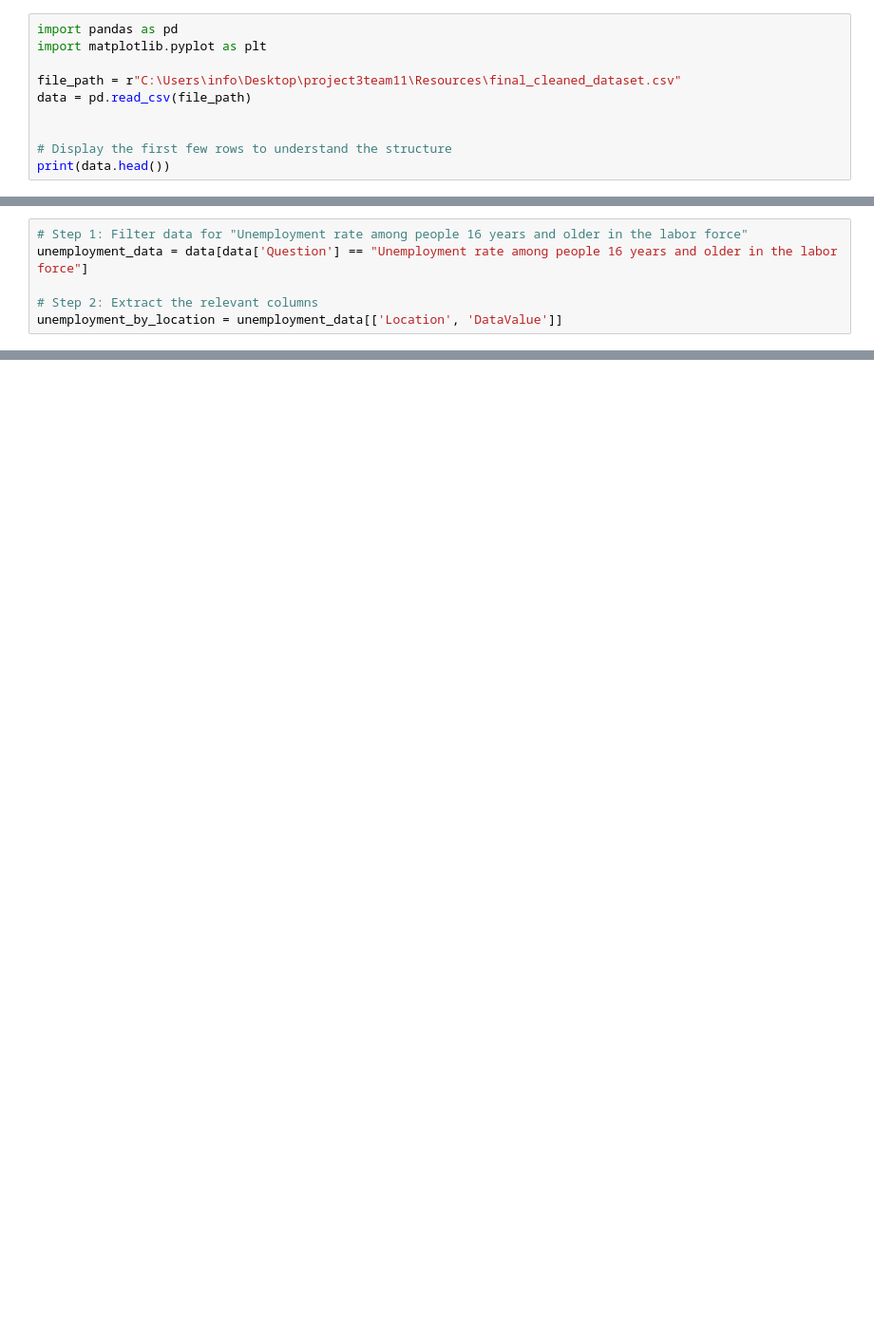
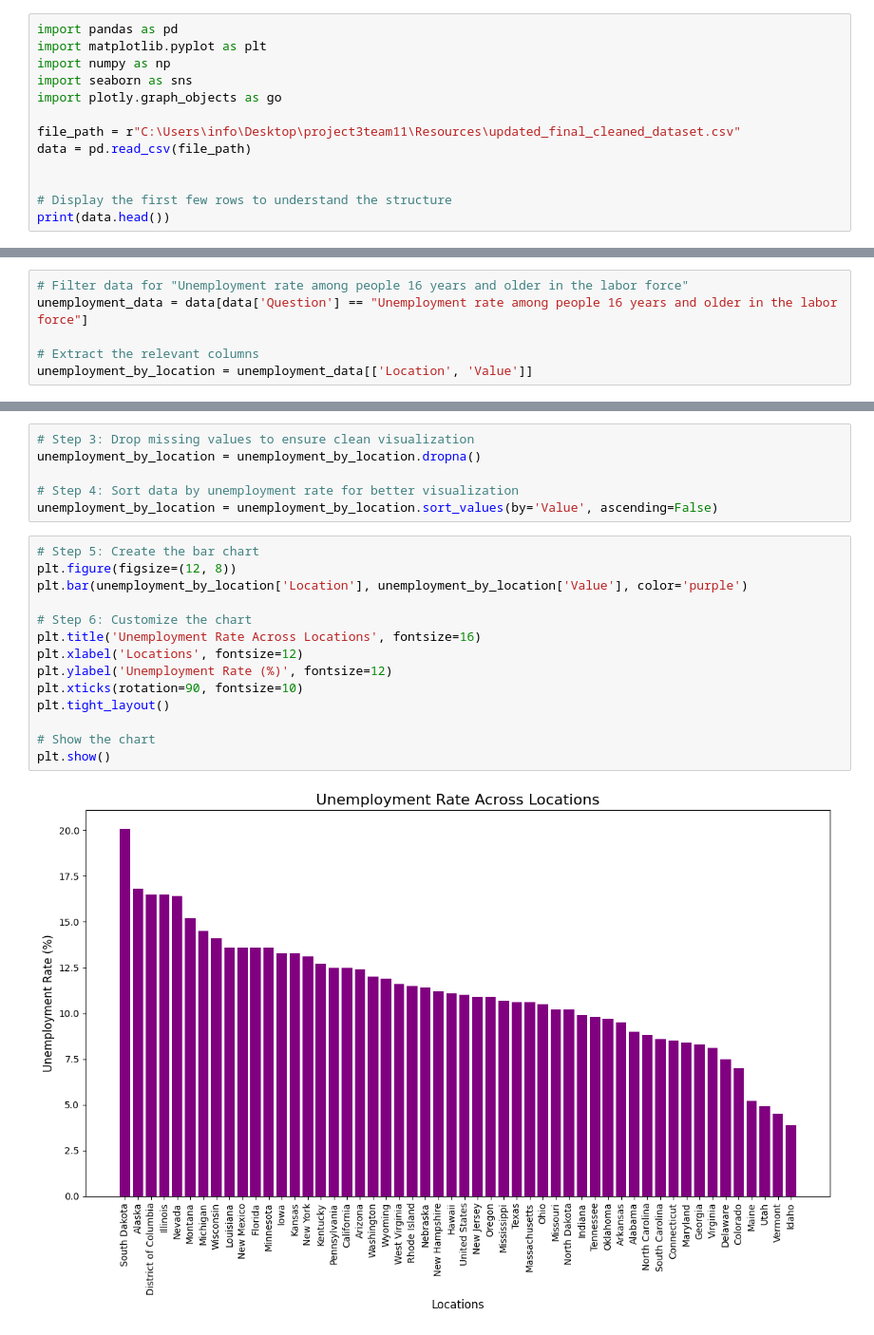
Before and after one commit to DWallace740/project3team11, a Jupyter notebook: Individual Notebooks/DW_cdc_analysis.ipynb, the cells around one changed output, grey strips where cells are left out. Shown at 95% size. Saved outputs shown, nothing was run; the diff lists cells and outputs as text; blank space fills up the shorter version.

Commit message:
made different cleaned data options and created some visuals

```diff
--- a/Individual Notebooks/DW_cdc_analysis.ipynb
+++ b/Individual Notebooks/DW_cdc_analysis.ipynb
@@ -1,8 +1,11 @@
 # %%
 import pandas as pd
 import matplotlib.pyplot as plt
+import numpy as np
+import seaborn as sns
+import plotly.graph_objects as go
 
-file_path = r"C:\Users\info\Desktop\project3team11\Resources\final_cleaned_dataset.csv"
+file_path = r"C:\Users\info\Desktop\project3team11\Resources\updated_final_cleaned_dataset.csv"
 data = pd.read_csv(file_path)
 
 
@@ -29,6 +32,6 @@ print(data.head())
 # %%
-# Step 1: Filter data for "Unemployment rate among people 16 years and older in the labor force"
+# Filter data for "Unemployment rate among people 16 years and older in the labor force"
 unemployment_data = data[data['Question'] == "Unemployment rate among people 16 years and older in the labor force"]
 
-# Step 2: Extract the relevant columns
-unemployment_by_location = unemployment_data[['Location', 'DataValue']]
+# Extract the relevant columns
+unemployment_by_location = unemployment_data[['Location', 'Value']]
@@ -36,0 +38,22 @@ KeyError: "['DataValue'] not in index"
+# %%
+# Step 3: Drop missing values to ensure clean visualization
+unemployment_by_location = unemployment_by_location.dropna()
+
+# Step 4: Sort data by unemployment rate for better visualization
+unemployment_by_location = unemployment_by_location.sort_values(by='Value', ascending=False)
+# %%
+# Step 5: Create the bar chart
+plt.figure(figsize=(12, 8))
+plt.bar(unemployment_by_location['Location'], unemployment_by_location['Value'], color='purple')
+
+# Step 6: Customize the chart
+plt.title('Unemployment Rate Across Locations', fontsize=16)
+plt.xlabel('Locations', fontsize=12)
+plt.ylabel('Unemployment Rate (%)', fontsize=12)
+plt.xticks(rotation=90, fontsize=10)
+plt.tight_layout()
+
+# Show the chart
+plt.show()
+# %% [output]
+[figure, added]
```
Also changed, not shown: parts of 20 cells of this notebook, 2 other files.
